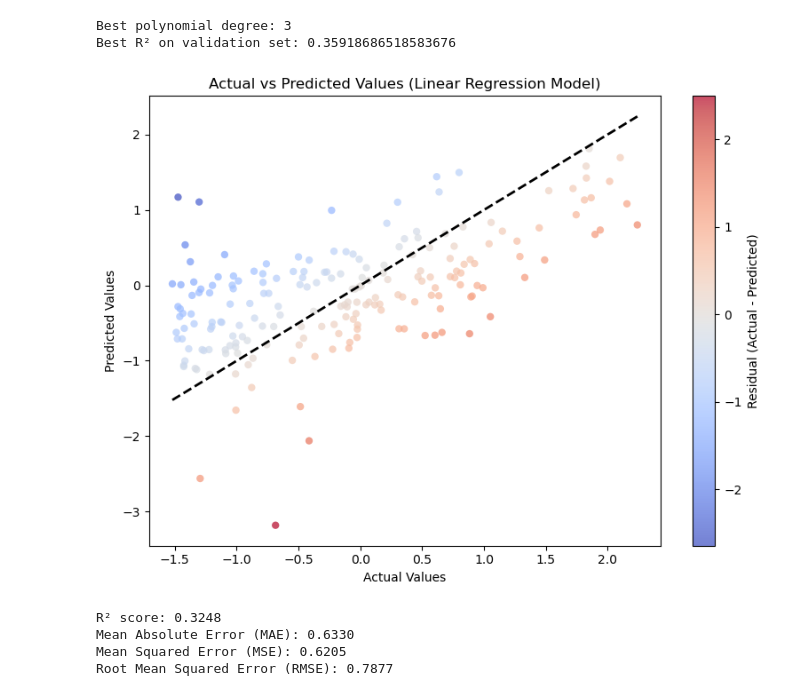
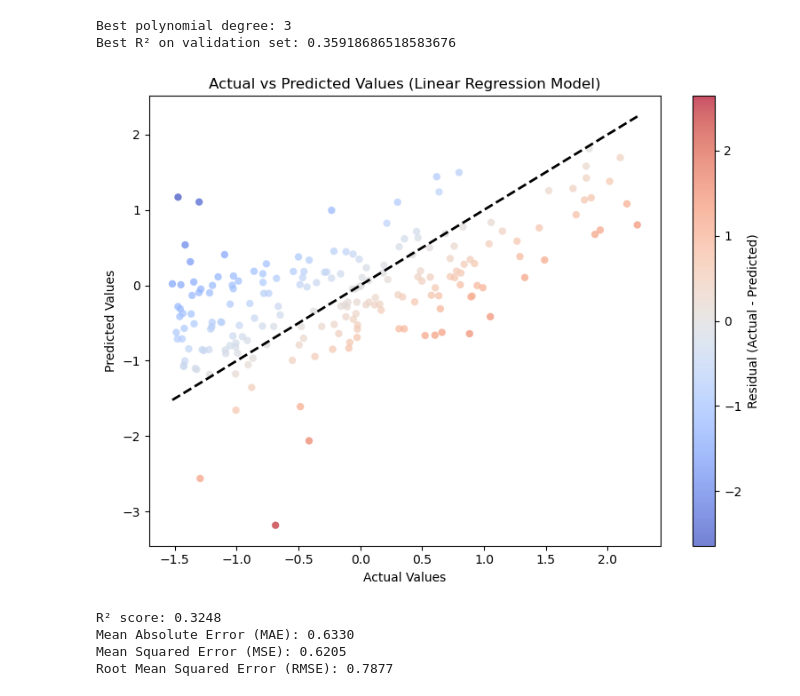
Before and after one commit to FWrightQMUL/EMS740UP-Course-Work, a Jupyter notebook: LR_gB4.ipynb, the cells around one changed output. Saved outputs shown, nothing was run; the diff lists cells and outputs as text; code cells hidden in the pictures.

```diff
--- a/LR_gB4.ipynb
+++ b/LR_gB4.ipynb
@@ -57,35 +57,35 @@ X_test_poly = poly.transform(X_test)
 final_model = LinearRegression()
 final_model.fit(X_trainval_poly, Y_trainval)
 
 # Makes predictions using the trained final_model
 X_test_pred = final_model.predict(X_test_poly)
 
 # Evaluates the model's performance on the test set
 test_r2 = r2_score(Y_test, X_test_pred)
 test_mse = mean_squared_error(Y_test, X_test_pred)
 test_mae = mean_absolute_error(Y_test, X_test_pred)
 test_rmse = np.sqrt(test_mse)
 
 # Calculates residuals
 residuals = Y_test - X_test_pred
 
 # Creates a scatter plot of actual vs predicted values without outlined points
 plt.figure(figsize=(8, 6))
-sc = plt.scatter(Y_test, X_test_pred, c=residuals, cmap='coolwarm', edgecolor='none', alpha=0.7)
+sc = plt.scatter(Y_test, X_test_pred, c=residuals, cmap='coolwarm', edgecolor='none', alpha=0.7, vmin=-np.max(np.abs(residuals)), vmax=np.max(np.abs(residuals)))
 plt.colorbar(sc, label='Residual (Actual - Predicted)')
 plt.xlabel('Actual Values')
 plt.ylabel('Predicted Values')
 plt.title('Actual vs Predicted Values (Linear Regression Model)')
 plt.plot([Y_test.min(), Y_test.max()], [Y_test.min(), Y_test.max()], 'k--', lw=2)
 plt.tight_layout()
 plt.show()
 
 print(f"R² score: {test_r2:.4f}")
 print(f"Mean Absolute Error (MAE): {test_mae:.4f}")
 print(f"Mean Squared Error (MSE): {test_mse:.4f}")
 print(f"Root Mean Squared Error (RMSE): {test_rmse:.4f}")
 # %% [output]
-[figure, old version]
+[figure, new version]
 R² score: 0.3248
 Mean Absolute Error (MAE): 0.6330
 Mean Squared Error (MSE): 0.6205
```
Also changed, not shown: parts of 1 cell of this notebook, 1 other file.
